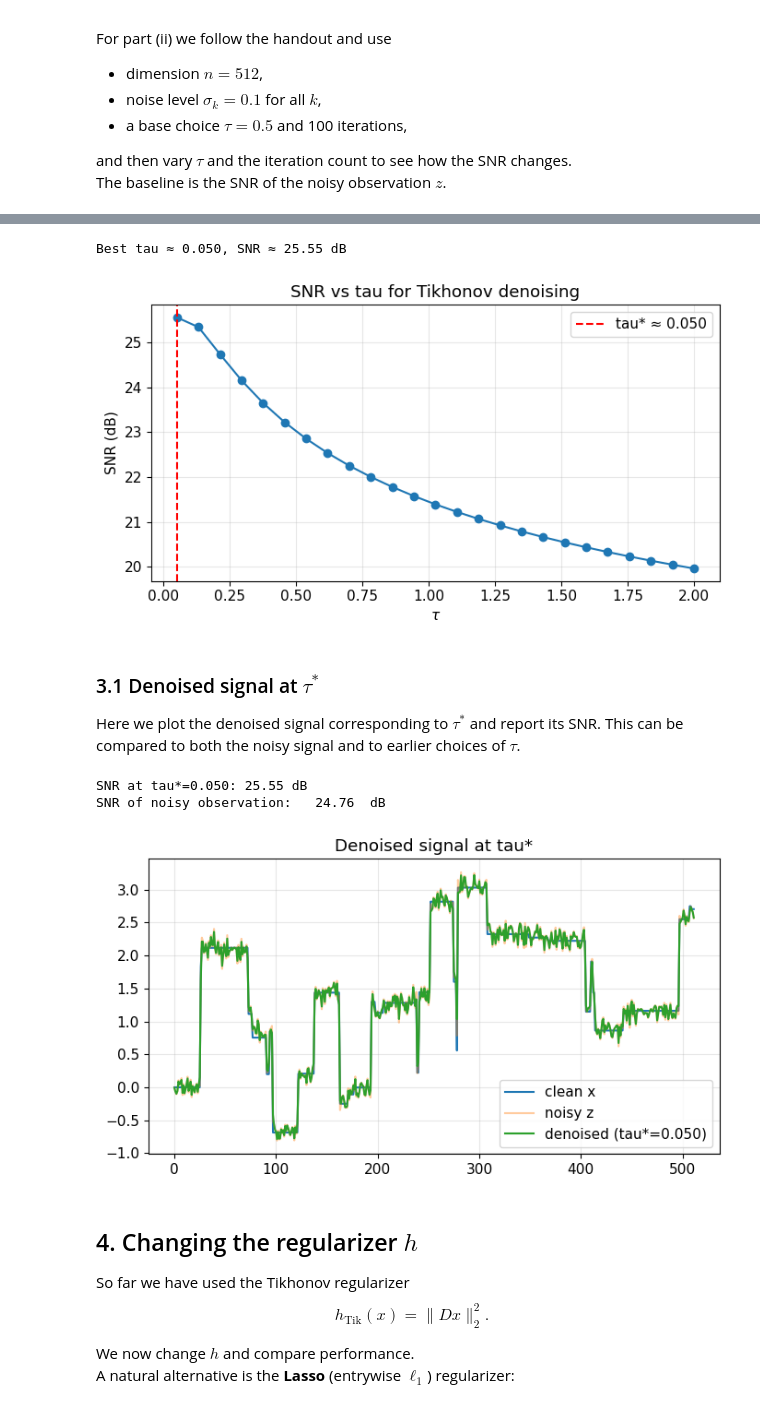
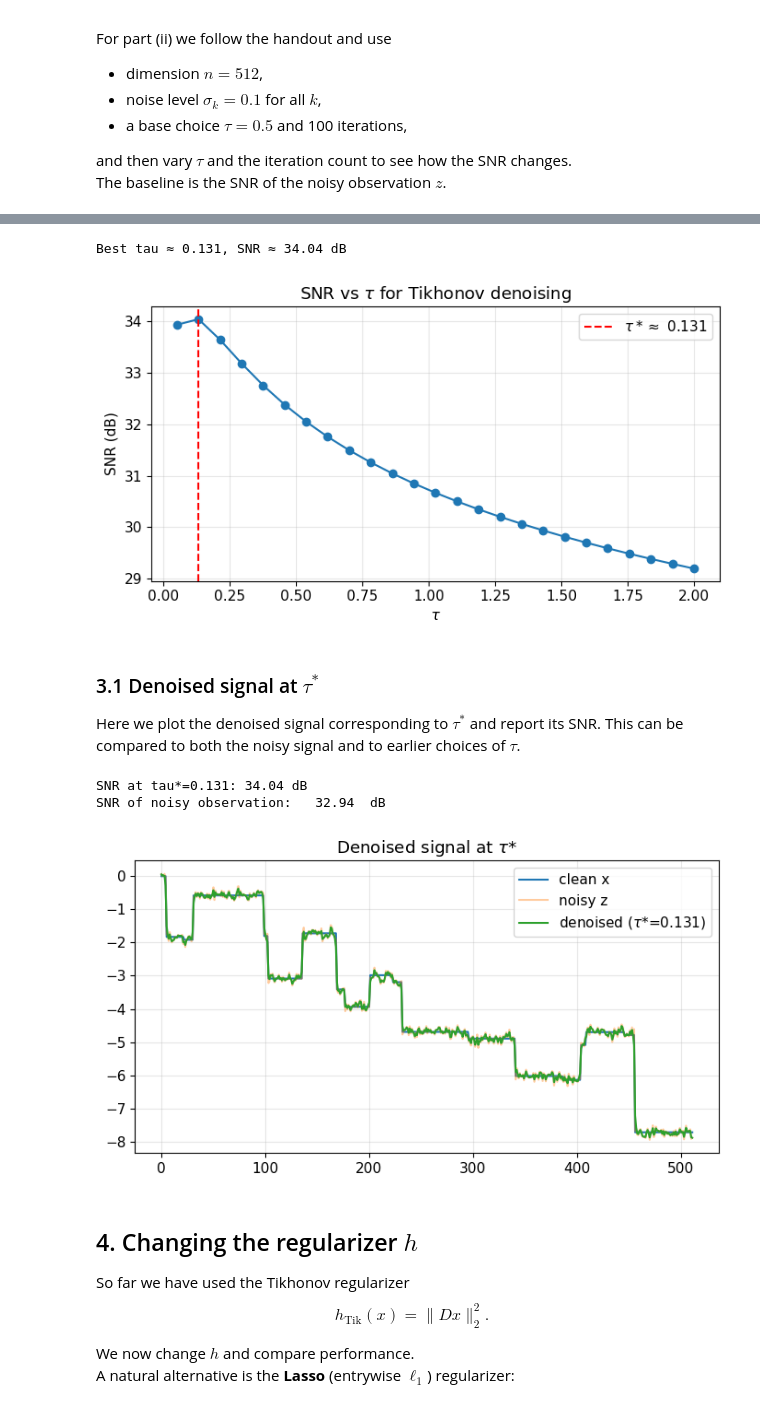
Before and after one commit to nmscarpelli/ese4031, a Jupyter notebook: ESE4031 Case Study 4.ipynb, the cells around one changed output, grey strips where cells are left out. Cells and saved outputs as stored; diff of their text form; code cells hidden in the pictures.

```diff
--- a/ESE4031 Case Study 4.ipynb
+++ b/ESE4031 Case Study 4.ipynb
@@ -26,7 +26,7 @@ import matplotlib.pyplot as plt
 plt.rcParams["figure.figsize"] = (7, 4)
 plt.rcParams["font.size"] = 11
 
-rng = np.random.default_rng(0)  # reproducible randomness
+rng = np.random.default_rng(42)  # reproducible randomness
 
 
 def snr(x_true, x_hat):
@@ -240,17 +240,17 @@ print(f"Best tau ≈ {tau_star:.3f}, SNR ≈ {best_snr:.2f} dB")
 
 plt.plot(tau_grid, snr_values, marker="o")
 plt.axvline(tau_star, color="r", linestyle="--",
-            label=f"tau* ≈ {tau_star:.3f}")
+            label=rf"$\tau* \approx$ {tau_star:.3f}")
 plt.xlabel(r"$\tau$")
 plt.ylabel("SNR (dB)")
-plt.title("SNR vs tau for Tikhonov denoising")
+plt.title(r"SNR vs $\tau$ for Tikhonov denoising")
 plt.legend()
 plt.grid(alpha=0.3)
 plt.tight_layout()
 plt.show()
 # %% [output]
-Best tau ≈ 0.050, SNR ≈ 25.55 dB
+Best tau ≈ 0.131, SNR ≈ 34.04 dB
-[figure, old version]
+[figure, new version]
 # %% [markdown]
 ### 3.1 Denoised signal at $\tau^*$
 
@@ -259,20 +259,20 @@ This can be compared to both the noisy signal and to earlier choices of $\tau$.
 # %%
 x_hat_star = tikhonov_fista(z, tau_star, n_iter=200)
 print(f"SNR at tau*={tau_star:.3f}: {snr(x_true, x_hat_star):.2f} dB")
 print(f"SNR of noisy observation:   {snr(x_true, z):.2f}  dB")
 
 plt.plot(x_true, label="clean x", linewidth=1.5)
 plt.plot(z, label="noisy z", alpha=0.4)
-plt.plot(x_hat_star, label=f"denoised (tau*={tau_star:.3f})", linewidth=1.5)
+plt.plot(x_hat_star, label=rf"denoised ($\tau$*={tau_star:.3f})", linewidth=1.5)
 plt.legend()
-plt.title("Denoised signal at tau*")
+plt.title(r"Denoised signal at $\tau$*")
 plt.grid(alpha=0.3)
 plt.tight_layout()
 plt.show()
 # %% [output]
-SNR at tau*=0.050: 25.55 dB
-SNR of noisy observation:   24.76  dB
+SNR at tau*=0.131: 34.04 dB
+SNR of noisy observation:   32.94  dB
-[figure, old version]
+[figure, new version]
 # %% [markdown]
 ## 4. Changing the regularizer $h$
 
```
Also changed, not shown: parts of 8 cells of this notebook.
